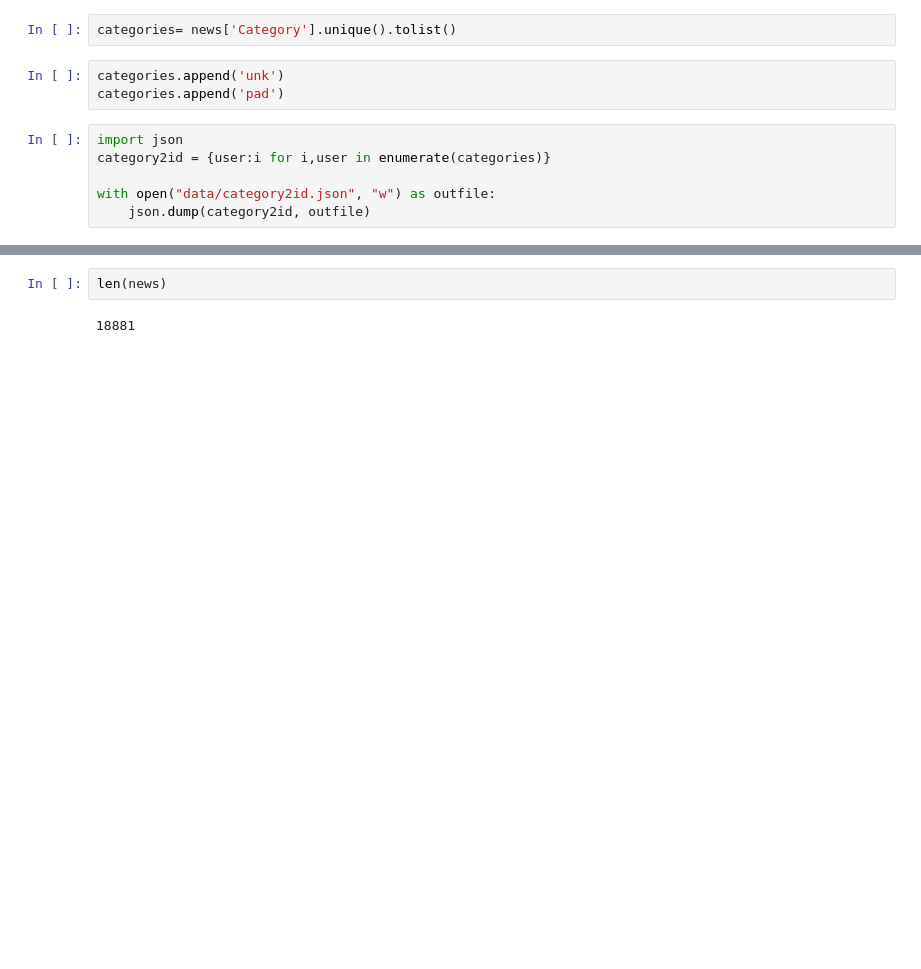
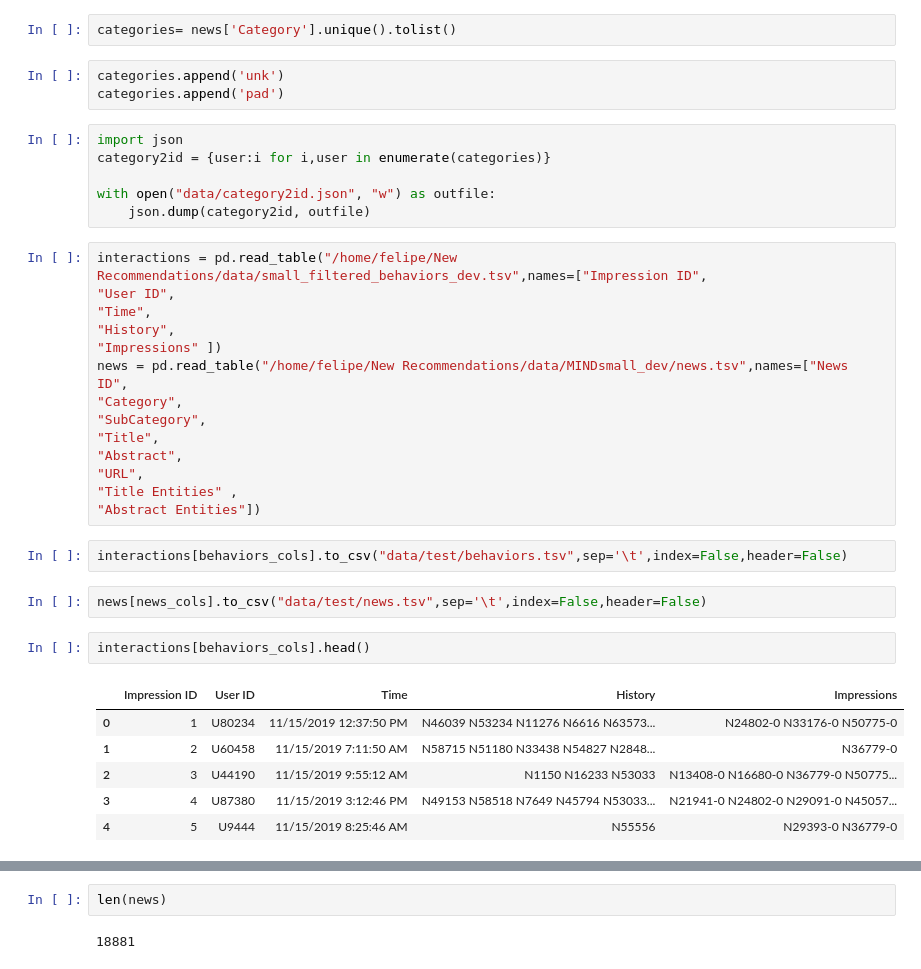
Before and after one commit to MrRobot2211/miner, a Jupyter notebook: helper.ipynb, the cells around one changed output, grey strips where cells are left out. Cells and saved outputs as stored; diff of their text form; blank space fills up the shorter version.

```diff
--- a/helper.ipynb
+++ b/helper.ipynb
@@ -66,3 +66,30 @@ category2id = {user:i for i,user in enumerate(categories)}
 
 with open("data/category2id.json", "w") as outfile:
     json.dump(category2id, outfile)
+# %%
+interactions = pd.read_table("/home/felipe/New Recommendations/data/small_filtered_behaviors_dev.tsv",names=["Impression ID",
+"User ID",
+"Time",
+"History",
+"Impressions" ])
+news = pd.read_table("/home/felipe/New Recommendations/data/MINDsmall_dev/news.tsv",names=["News ID",
+"Category",
+"SubCategory",
+"Title",
+"Abstract",
+"URL",
+"Title Entities" ,
+"Abstract Entities"])
+# %%
+interactions[behaviors_cols].to_csv("data/test/behaviors.tsv",sep='\t',index=False,header=False)
+# %%
+news[news_cols].to_csv("data/test/news.tsv",sep='\t',index=False,header=False)
+# %%
+interactions[behaviors_cols].head()
+# %% [output]
+|  | Impression ID | User ID | Time | History | Impressions |
+| 0 | 1 | U80234 | 11/15/2019 12:37:50 PM | N46039 N53234 N11276 N6616 N63573... | N24802-0 N33176-0 N50775-0 |
+| 1 | 2 | U60458 | 11/15/2019 7:11:50 AM | N58715 N51180 N33438 N54827 N2848... | N36779-0 |
+| 2 | 3 | U44190 | 11/15/2019 9:55:12 AM | N1150 N16233 N53033 | N13408-0 N16680-0 N36779-0 N50775... |
+| 3 | 4 | U87380 | 11/15/2019 3:12:46 PM | N49153 N58518 N7649 N45794 N53033... | N21941-0 N24802-0 N29091-0 N45057... |
+| 4 | 5 | U9444 | 11/15/2019 8:25:46 AM | N55556 | N29393-0 N36779-0 |
```
Also changed, not shown: parts of 35 cells of this notebook, 17 other files.
